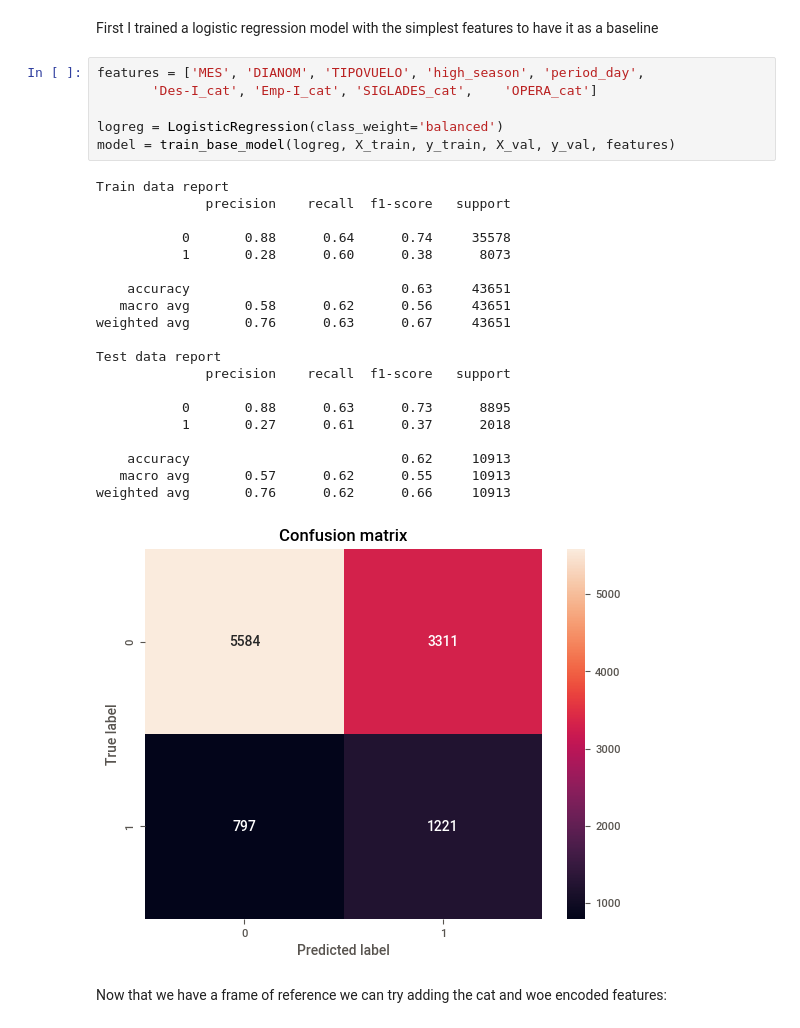
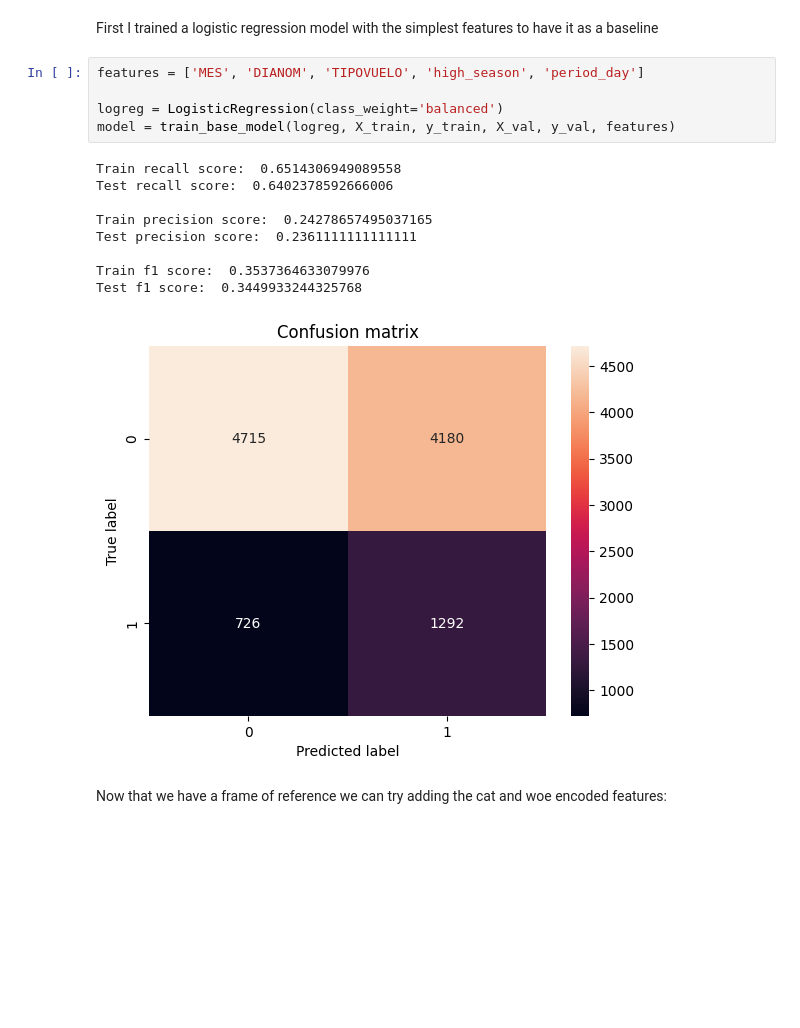
Before and after one commit to Luis-ramirez-r/Challenge-Data-Scientist---Luis-Ramirez, a Jupyter notebook: solution.ipynb, the cells around one changed output. Drawn from its saved outputs; the diff is of its cells as text; blank space fills up the shorter version.

```diff
--- a/solution.ipynb
+++ b/solution.ipynb
@@ -745,32 +761,20 @@ X_val   = pd.concat([X_val, woe_features_val, cat_encoder_features_val], axis=1)
 # %% [markdown]
 First I trained a logistic regression model with the simplest features to have it as a baseline
 # %%
-features = ['MES', 'DIANOM', 'TIPOVUELO', 'high_season', 'period_day',
-       'Des-I_cat', 'Emp-I_cat', 'SIGLADES_cat',    'OPERA_cat']
+features = ['MES', 'DIANOM', 'TIPOVUELO', 'high_season', 'period_day']
 
 logreg = LogisticRegression(class_weight='balanced')
 model = train_base_model(logreg, X_train, y_train, X_val, y_val, features)
 # %% [output]
-Train data report
-              precision    recall  f1-score   support
+Train recall score:  0.6514306949089558
+Test recall score:  0.6402378592666006
 
-           0       0.88      0.64      0.74     35578
-           1       0.28      0.60      0.38      8073
+Train precision score:  0.24278657495037165
+Test precision score:  0.2361111111111111
 
-    accuracy                           0.63     43651
-   macro avg       0.58      0.62      0.56     43651
-weighted avg       0.76      0.63      0.67     43651
-
-Test data report
-              precision    recall  f1-score   support
-
-           0       0.88      0.63      0.73      8895
-           1       0.27      0.61      0.37      2018
-
-    accuracy                           0.62     10913
-   macro avg       0.57      0.62      0.55     10913
-weighted avg       0.76      0.62      0.66     10913
+Train f1 score:  0.3537364633079976
+Test f1 score:  0.3449933244325768
-[figure, old version]
+[figure, new version]
 # %% [markdown]
 Now that we have a frame of reference we can try adding the cat and woe encoded features:
 # %%
```
Also changed, not shown: parts of 42 cells of this notebook, 4 other files.
